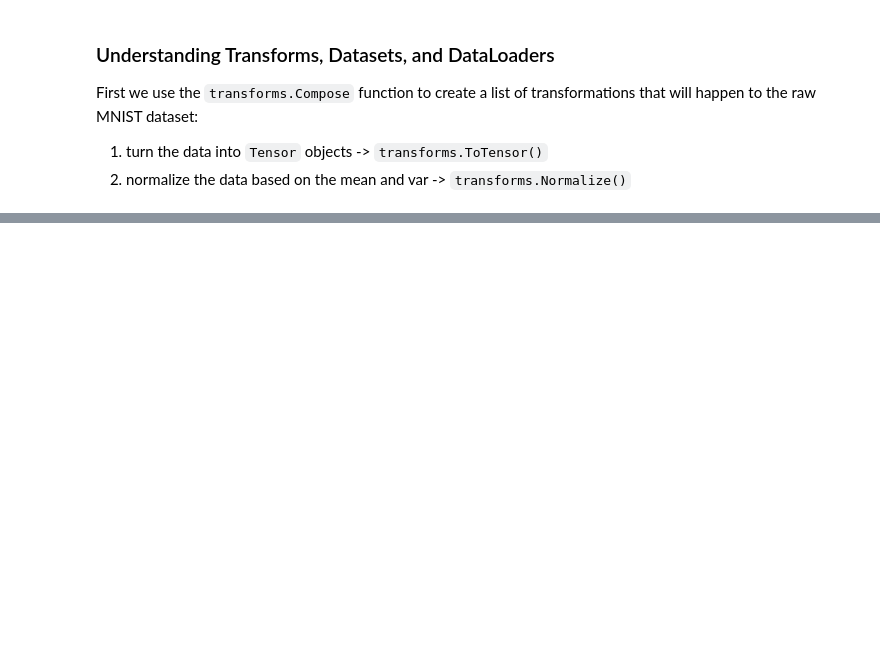
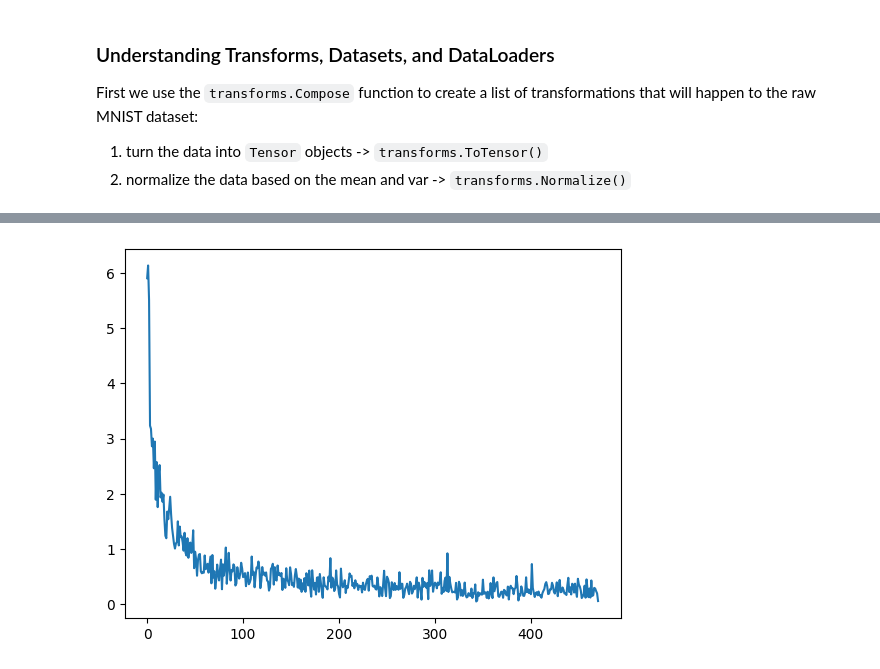
Before and after one commit to alexshres/ml-systems, a Jupyter notebook: notebooks/cnns_and_resnets.ipynb, the cells around one changed output, grey strips where cells are left out. Cells and saved outputs as stored; diff of their text form; code cells hidden in the pictures; blank space fills up the shorter version.

```diff
--- a/notebooks/cnns_and_resnets.ipynb
+++ b/notebooks/cnns_and_resnets.ipynb
@@ -303,0 +312,9 @@ label=7
+# %%
+word = "hello!"
+pbar = tqdm(enumerate(word), total=len(word))
+t0 = time.time()
+
+
+for i, letter in pbar:
+    time.sleep(1.0)
+    pbar.set_postfix(i=i,letter=letter, time=f"{time.time()-t0:.3f}")
@@ -303,0 +432,5 @@ label=7
+# %%
+plt.plot(loss_list)
+plt.show()
+# %% [output]
+[figure, added]
```
Also changed, not shown: parts of 11 cells of this notebook, 2 other files.
